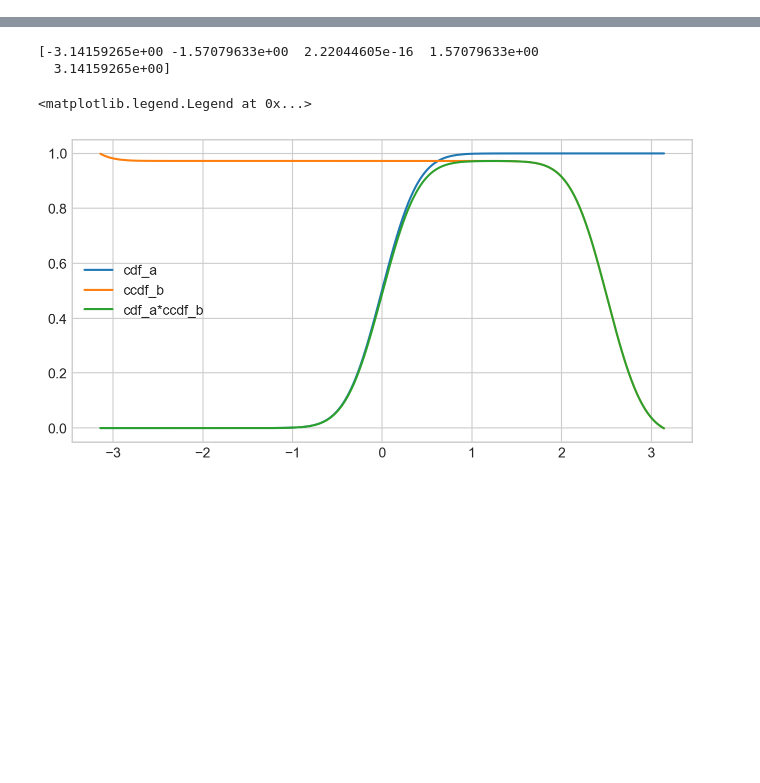
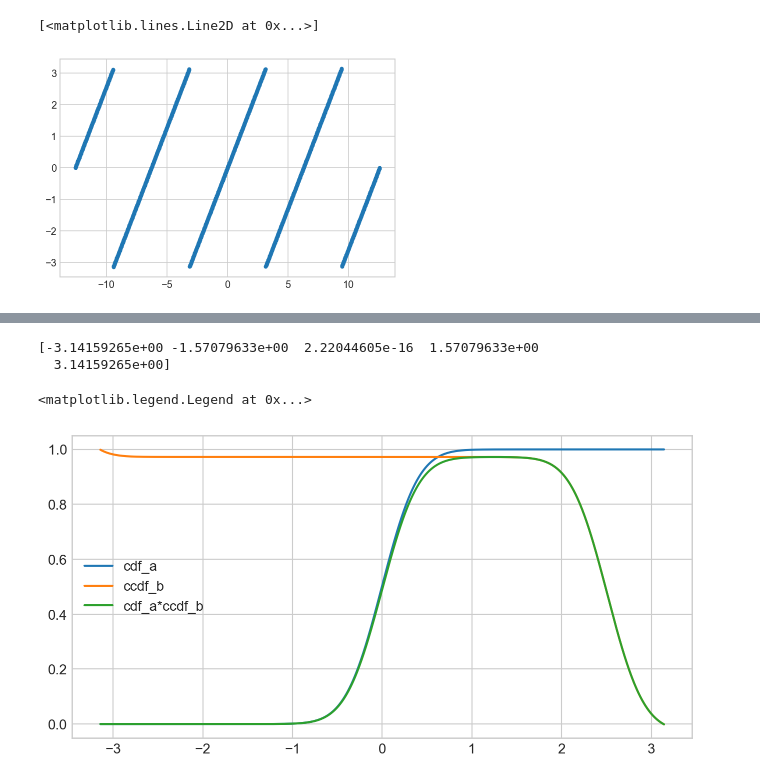
Before and after one commit to boxiXia/FlexipodFast, a Jupyter notebook: src/py_src/learn_gaits.ipynb, the cells around one changed output, grey strips where cells are left out. Drawn from its saved outputs; the diff is of its cells as text; code cells hidden in the pictures; blank space fills up the shorter version.

```diff
--- a/src/py_src/learn_gaits.ipynb
+++ b/src/py_src/learn_gaits.ipynb
@@ -31,0 +32,7 @@ plt.show()
+# %%
+t = np.linspace(-4*pi,4*pi,num=1000)
+y = (t+pi)%(2*pi)-pi
+plt.plot(t,y,'.')
+# %% [output]
+[<matplotlib.lines.Line2D at 0x...>]
+[figure, added]
```
Also changed, not shown: parts of 5 cells of this notebook, 12 other files.
